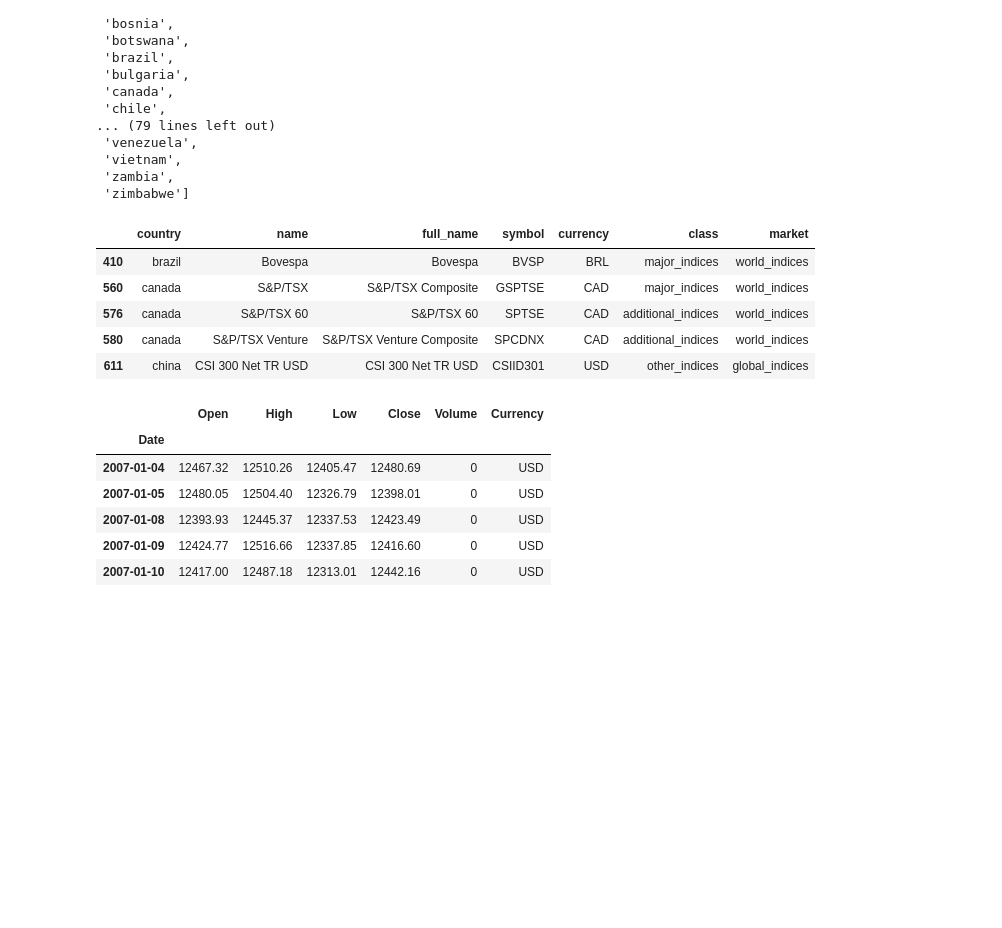
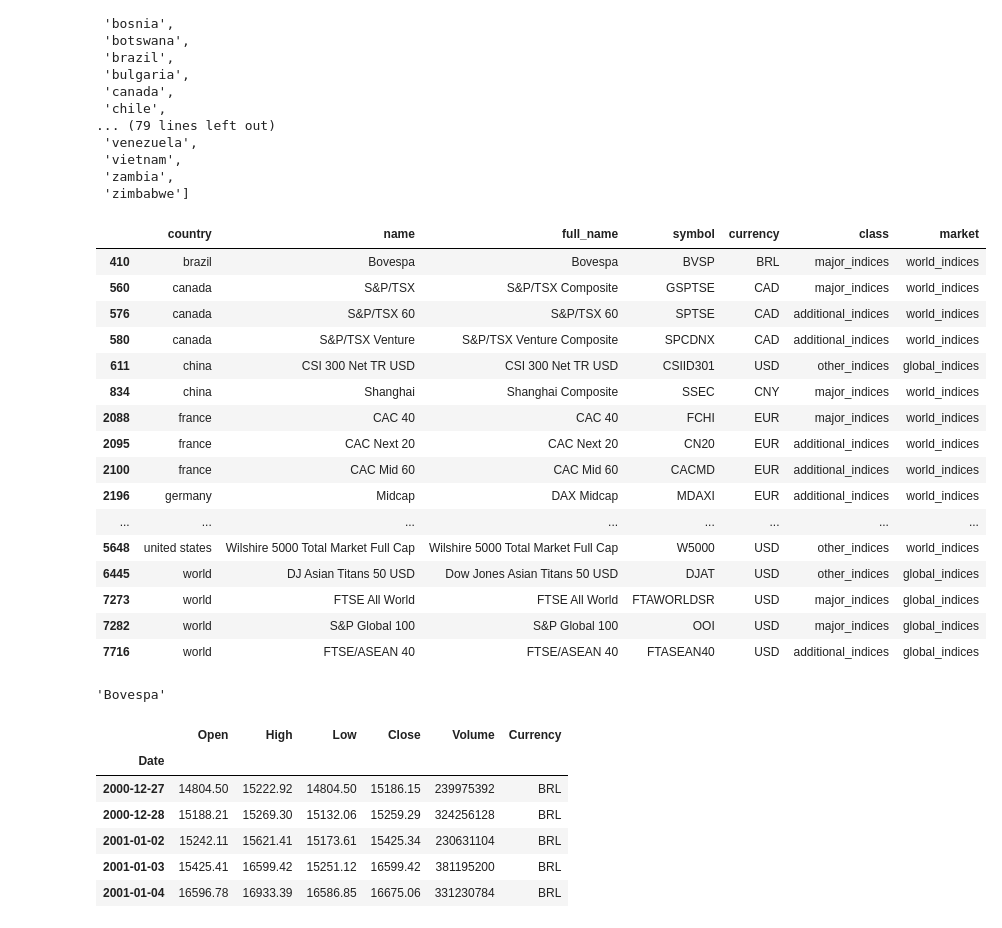
Before and after one commit to aalfiler/Crash_Course_In_Crypto, a Jupyter notebook: Global_Indices.ipynb, the cells around one changed output. Saved outputs shown, nothing was run; the diff lists cells and outputs as text; code cells hidden in the pictures; blank space fills up the shorter version.

Commit message:
Index Notebook

```diff
--- a/Global_Indices.ipynb
+++ b/Global_Indices.ipynb
@@ -53,30 +53,45 @@ global_indices[global_indices['full_name'].str.contains(lookup)]
 # %%
 #Slice Index Lookup for specific Indices
 index_list = [5272, 7273, 7282, 6445, 7716, 2357, 4774, 5274, 5275, 5648, 834, 611, 3162, 3090, 3104, 3749, 2270, 2356, 2196, 4747, 4813, 4734, 2088, 2095, 2100, 2599, 2600, 2836, 2848, 410, 576, 560, 580, 3958, 3936]
 
 top_indices = global_indices[global_indices.index.isin(index_list)]
-top_indices.head()
+top_indices
 # %% [output]
 |  | country | name | full_name | symbol | currency | class | market |
 | 410 | brazil | Bovespa | Bovespa | BVSP | BRL | major_indices | world_indices |
 | 560 | canada | S&P/TSX | S&P/TSX Composite | GSPTSE | CAD | major_indices | world_indices |
 | 576 | canada | S&P/TSX 60 | S&P/TSX 60 | SPTSE | CAD | additional_indices | world_indices |
 | 580 | canada | S&P/TSX Venture | S&P/TSX Venture Composite | SPCDNX | CAD | additional_indices | world_indices |
 | 611 | china | CSI 300 Net TR USD | CSI 300 Net TR USD | CSIID301 | USD | other_indices | global_indices |
+| 834 | china | Shanghai | Shanghai Composite | SSEC | CNY | major_indices | world_indices |
+| 2088 | france | CAC 40 | CAC 40 | FCHI | EUR | major_indices | world_indices |
+| 2095 | france | CAC Next 20 | CAC Next 20 | CN20 | EUR | additional_indices | world_indices |
+| 2100 | france | CAC Mid 60 | CAC Mid 60 | CACMD | EUR | additional_indices | world_indices |
+| 2196 | germany | Midcap | DAX Midcap | MDAXI | EUR | additional_indices | world_indices |
+| ... | ... | ... | ... | ... | ... | ... | ... |
+| 5648 | united states | Wilshire 5000 Total Market Full Cap | Wilshire 5000 Total Market Full Cap | W5000 | USD | other_indices | world_indices |
+| 6445 | world | DJ Asian Titans 50 USD | Dow Jones Asian Titans 50 USD | DJAT | USD | other_indices | global_indices |
+| 7273 | world | FTSE All World | FTSE All World | FTAWORLDSR | USD | major_indices | global_indices |
+| 7282 | world | S&P Global 100 | S&P Global 100 | OOI | USD | major_indices | global_indices |
+| 7716 | world | FTSE/ASEAN 40 | FTSE/ASEAN 40 | FTASEAN40 | USD | additional_indices | global_indices |
+# %%
+top_indices.at[410,'name']
+# %% [output]
+'Bovespa'
 # %%
-df = investpy.indices.get_index_historical_data(
-    index = 'Dow 30',
-    country = 'united states',
+df_410 = investpy.indices.get_index_historical_data(
+    index = top_indices.at[410,'name'],
+    country = top_indices.at[410,'country'],
     from_date = '01/01/2000',
     to_date = '01/01/2021'
 )
 
-df.head()
+df_410.head()
 # %% [output]
 |  | Open | High | Low | Close | Volume | Currency |
 | Date |  |  |  |  |  |  |
-| 2007-01-04 | 12467.32 | 12510.26 | 12405.47 | 12480.69 | 0 | USD |
-| 2007-01-05 | 12480.05 | 12504.40 | 12326.79 | 12398.01 | 0 | USD |
-| 2007-01-08 | 12393.93 | 12445.37 | 12337.53 | 12423.49 | 0 | USD |
-| 2007-01-09 | 12424.77 | 12516.66 | 12337.85 | 12416.60 | 0 | USD |
-| 2007-01-10 | 12417.00 | 12487.18 | 12313.01 | 12442.16 | 0 | USD |
+| 2000-12-27 | 14804.50 | 15222.92 | 14804.50 | 15186.15 | 239975392 | BRL |
+| 2000-12-28 | 15188.21 | 15269.30 | 15132.06 | 15259.29 | 324256128 | BRL |
+| 2001-01-02 | 15242.11 | 15621.41 | 15173.61 | 15425.34 | 230631104 | BRL |
+| 2001-01-03 | 15425.41 | 16599.42 | 15251.12 | 16599.42 | 381195200 | BRL |
+| 2001-01-04 | 16596.78 | 16933.39 | 16586.85 | 16675.06 | 331230784 | BRL |
```
Also changed, not shown: parts of 32 cells of this notebook.
